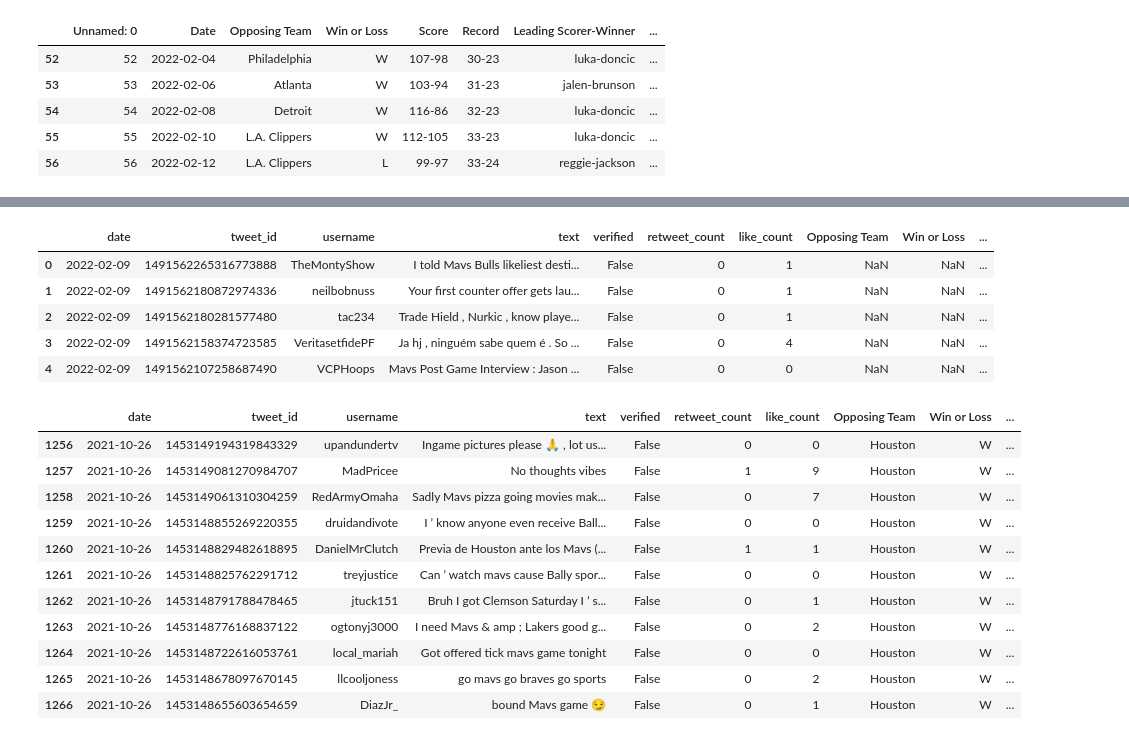
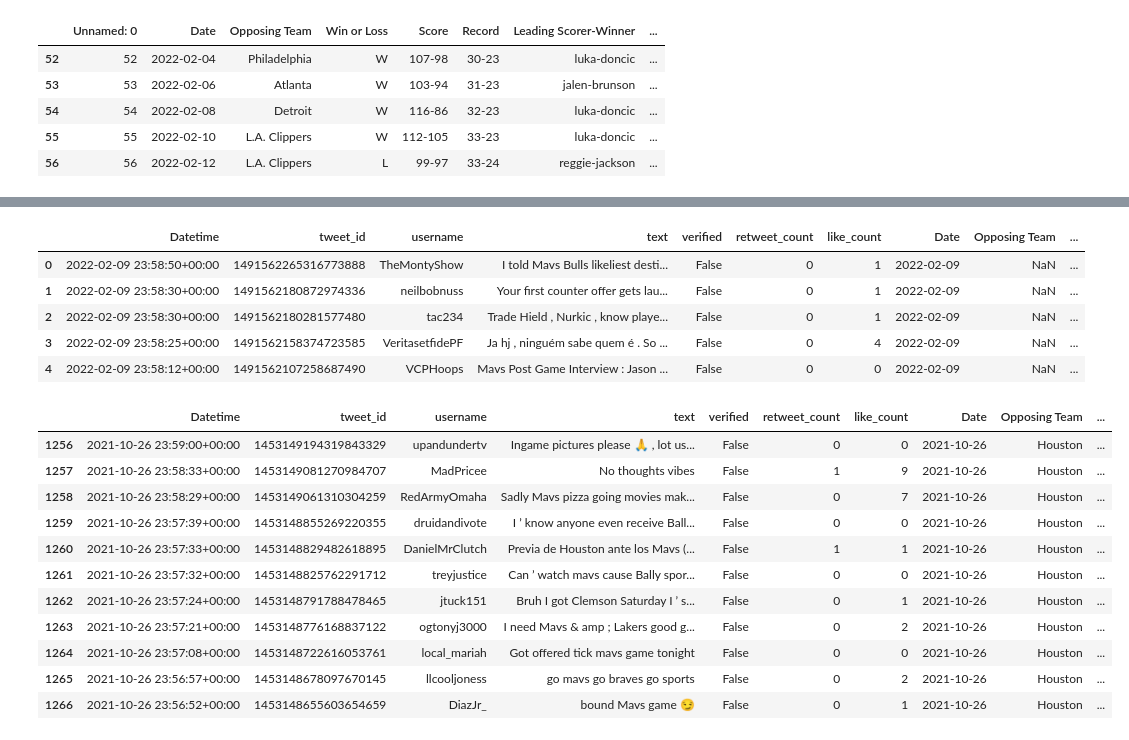
Before and after one commit to alchemicHen/twitter_nba_project, a Jupyter notebook: twitter_cleaning.ipynb, the cells around one changed output, grey strips where cells are left out. Saved outputs shown, nothing was run; the diff lists cells and outputs as text; code cells hidden in the pictures.

```diff
--- a/twitter_cleaning.ipynb
+++ b/twitter_cleaning.ipynb
@@ -190,7 +190,7 @@ tweets_df = pd.read_csv('Datasets\mavs_tweets_textprocessed.csv')
 dates_list = []
 for day in tweets_df['Datetime']:
     dates_list.append(str(day)[:10])
-tweets_df['Datetime'] = dates_list
-tweets_df['Datetime'] = pd.to_datetime(tweets_df.Datetime)
+tweets_df['Date'] = dates_list
+tweets_df['Date'] = pd.to_datetime(tweets_df['Date'])
 tweets_df.head()
 # %% [output]
@@ -203,5 +203,5 @@ tweets_df.head()
 # %%
 #Joining the two dataframes on the date
-gameTweets = pd.merge(tweets_df, game_df, how='left', left_on='Datetime', right_on='Date')
+gameTweets = pd.merge(tweets_df, game_df, how='left', left_on='Date', right_on='Date')
 gameTweets.head()
 # %% [output]
@@ -214,31 +214,30 @@ gameTweets.head()
 # %%
 #Additional cleaning of the joined tables
-gameTweets = gameTweets.rename(columns={'Datetime': 'date'})
-gameTweets = gameTweets.drop(columns=['Unnamed: 0_x', 'Unnamed: 0_y', 'Date'])
+gameTweets = gameTweets.drop(columns=['Unnamed: 0_x', 'Unnamed: 0_y'])
 gameTweets.head()
 # %% [output]
-|  | date | tweet_id | username | text | verified | retweet_count | like_count | Opposing Team | Win or Loss | ... |
-| 0 | 2022-02-09 | 1491562265316773888 | TheMontyShow | I told Mavs Bulls likeliest desti... | False | 0 | 1 | NaN | NaN | ... |
-| 1 | 2022-02-09 | 1491562180872974336 | neilbobnuss | Your first counter offer gets lau... | False | 0 | 1 | NaN | NaN | ... |
-| 2 | 2022-02-09 | 1491562180281577480 | tac234 | Trade Hield , Nurkic , know playe... | False | 0 | 1 | NaN | NaN | ... |
-| 3 | 2022-02-09 | 1491562158374723585 | VeritasetfidePF | Ja hj , ninguém sabe quem é . So ... | False | 0 | 4 | NaN | NaN | ... |
-| 4 | 2022-02-09 | 1491562107258687490 | VCPHoops | Mavs Post Game Interview : Jason ... | False | 0 | 0 | NaN | NaN | ... |
+|  | Datetime | tweet_id | username | text | verified | retweet_count | like_count | Date | Opposing Team | ... |
+| 0 | 2022-02-09 23:58:50+00:00 | 1491562265316773888 | TheMontyShow | I told Mavs Bulls likeliest desti... | False | 0 | 1 | 2022-02-09 | NaN | ... |
+| 1 | 2022-02-09 23:58:30+00:00 | 1491562180872974336 | neilbobnuss | Your first counter offer gets lau... | False | 0 | 1 | 2022-02-09 | NaN | ... |
+| 2 | 2022-02-09 23:58:30+00:00 | 1491562180281577480 | tac234 | Trade Hield , Nurkic , know playe... | False | 0 | 1 | 2022-02-09 | NaN | ... |
+| 3 | 2022-02-09 23:58:25+00:00 | 1491562158374723585 | VeritasetfidePF | Ja hj , ninguém sabe quem é . So ... | False | 0 | 4 | 2022-02-09 | NaN | ... |
+| 4 | 2022-02-09 23:58:12+00:00 | 1491562107258687490 | VCPHoops | Mavs Post Game Interview : Jason ... | False | 0 | 0 | 2022-02-09 | NaN | ... |
 # %%
 #Checking the merge worked properly on a game day
-gameDay = gameTweets.loc[gameTweets['date'] == '2021-10-26']
+gameDay = gameTweets.loc[gameTweets['Date'] == '2021-10-26']
 gameDay
 # %% [output]
-|  | date | tweet_id | username | text | verified | retweet_count | like_count | Opposing Team | Win or Loss | ... |
-| 1256 | 2021-10-26 | 1453149194319843329 | upandundertv | Ingame pictures please 🙏 , lot us... | False | 0 | 0 | Houston | W | ... |
-| 1257 | 2021-10-26 | 1453149081270984707 | MadPricee | No thoughts vibes | False | 1 | 9 | Houston | W | ... |
-| 1258 | 2021-10-26 | 1453149061310304259 | RedArmyOmaha | Sadly Mavs pizza going movies mak... | False | 0 | 7 | Houston | W | ... |
-| 1259 | 2021-10-26 | 1453148855269220355 | druidandivote | I ’ know anyone even receive Ball... | False | 0 | 0 | Houston | W | ... |
-| 1260 | 2021-10-26 | 1453148829482618895 | DanielMrClutch | Previa de Houston ante los Mavs (... | False | 1 | 1 | Houston | W | ... |
-| 1261 | 2021-10-26 | 1453148825762291712 | treyjustice | Can ’ watch mavs cause Bally spor... | False | 0 | 0 | Houston | W | ... |
-| 1262 | 2021-10-26 | 1453148791788478465 | jtuck151 | Bruh I got Clemson Saturday I ’ s... | False | 0 | 1 | Houston | W | ... |
-| 1263 | 2021-10-26 | 1453148776168837122 | ogtonyj3000 | I need Mavs & amp ; Lakers good g... | False | 0 | 2 | Houston | W | ... |
-| 1264 | 2021-10-26 | 1453148722616053761 | local_mariah | Got offered tick mavs game tonight | False | 0 | 0 | Houston | W | ... |
-| 1265 | 2021-10-26 | 1453148678097670145 | llcooljoness | go mavs go braves go sports | False | 0 | 2 | Houston | W | ... |
-| 1266 | 2021-10-26 | 1453148655603654659 | DiazJr_ | bound Mavs game 😏 | False | 0 | 1 | Houston | W | ... |
+|  | Datetime | tweet_id | username | text | verified | retweet_count | like_count | Date | Opposing Team | ... |
+| 1256 | 2021-10-26 23:59:00+00:00 | 1453149194319843329 | upandundertv | Ingame pictures please 🙏 , lot us... | False | 0 | 0 | 2021-10-26 | Houston | ... |
+| 1257 | 2021-10-26 23:58:33+00:00 | 1453149081270984707 | MadPricee | No thoughts vibes | False | 1 | 9 | 2021-10-26 | Houston | ... |
+| 1258 | 2021-10-26 23:58:29+00:00 | 1453149061310304259 | RedArmyOmaha | Sadly Mavs pizza going movies mak... | False | 0 | 7 | 2021-10-26 | Houston | ... |
+| 1259 | 2021-10-26 23:57:39+00:00 | 1453148855269220355 | druidandivote | I ’ know anyone even receive Ball... | False | 0 | 0 | 2021-10-26 | Houston | ... |
+| 1260 | 2021-10-26 23:57:33+00:00 | 1453148829482618895 | DanielMrClutch | Previa de Houston ante los Mavs (... | False | 1 | 1 | 2021-10-26 | Houston | ... |
+| 1261 | 2021-10-26 23:57:32+00:00 | 1453148825762291712 | treyjustice | Can ’ watch mavs cause Bally spor... | False | 0 | 0 | 2021-10-26 | Houston | ... |
+| 1262 | 2021-10-26 23:57:24+00:00 | 1453148791788478465 | jtuck151 | Bruh I got Clemson Saturday I ’ s... | False | 0 | 1 | 2021-10-26 | Houston | ... |
+| 1263 | 2021-10-26 23:57:21+00:00 | 1453148776168837122 | ogtonyj3000 | I need Mavs & amp ; Lakers good g... | False | 0 | 2 | 2021-10-26 | Houston | ... |
+| 1264 | 2021-10-26 23:57:08+00:00 | 1453148722616053761 | local_mariah | Got offered tick mavs game tonight | False | 0 | 0 | 2021-10-26 | Houston | ... |
+| 1265 | 2021-10-26 23:56:57+00:00 | 1453148678097670145 | llcooljoness | go mavs go braves go sports | False | 0 | 2 | 2021-10-26 | Houston | ... |
+| 1266 | 2021-10-26 23:56:52+00:00 | 1453148655603654659 | DiazJr_ | bound Mavs game 😏 | False | 0 | 1 | 2021-10-26 | Houston | ... |
 # %%
 #Saving the table to csv
```
Also changed, not shown: parts of 3 cells of this notebook, 1 other file.
